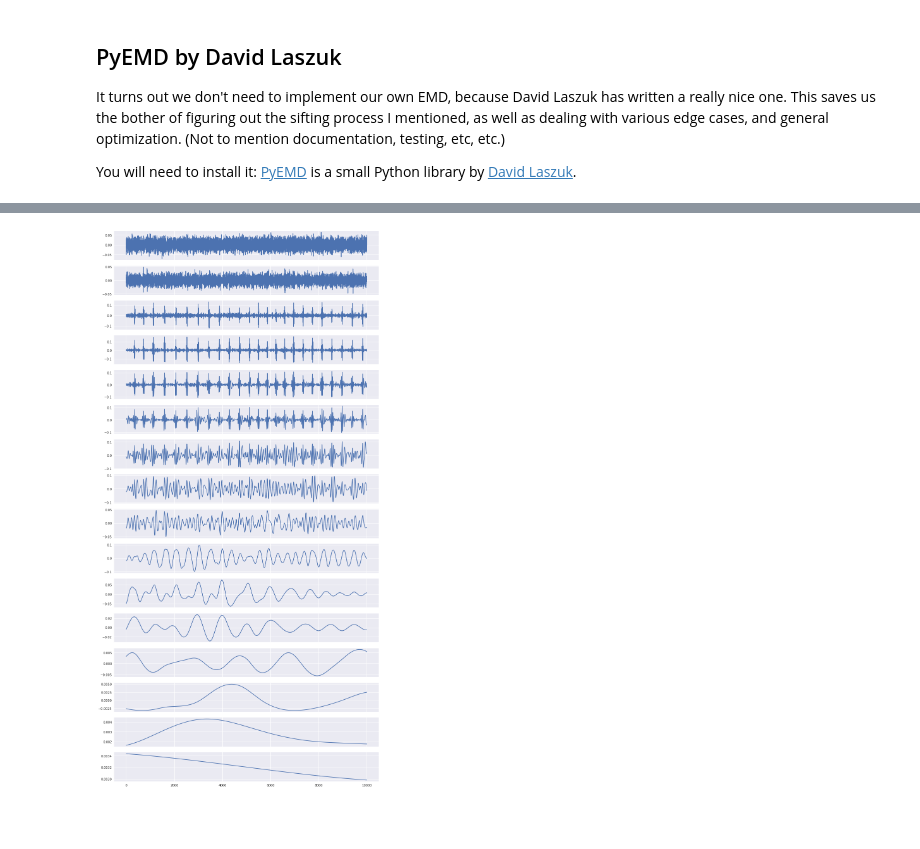
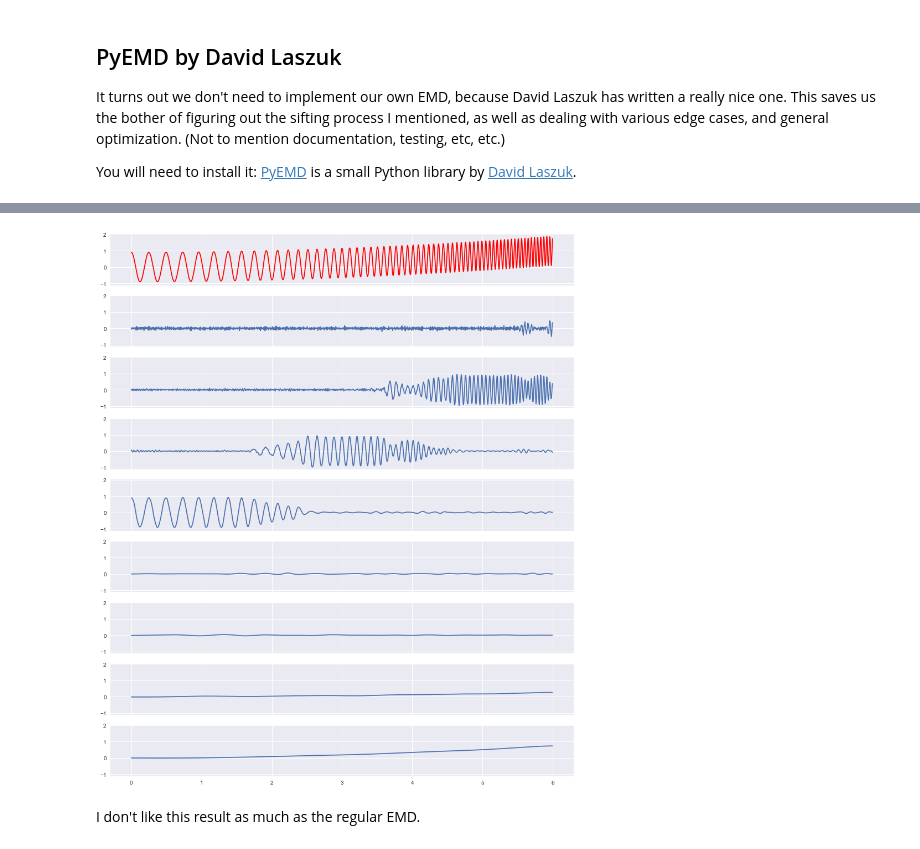
Before and after one commit to seg/tutorials-2018, a Jupyter notebook: 1806_Time-frequency/EMD.ipynb, the cells around one changed output, grey strips where cells are left out. Saved outputs shown, nothing was run; the diff lists cells and outputs as text; code cells hidden in the pictures; blank space fills up the shorter version.

```diff
--- a/1806_Time-frequency/EMD.ipynb
+++ b/1806_Time-frequency/EMD.ipynb
@@ -196,7 +180,9 @@ eIMFs.shape
 # %%
-plots(eIMFs)
+plots(signal, eIMFs)
 # %% [output]
-[figure, old version]
+[figure, new version]
+# %% [markdown]
+I don't like this result as much as the regular EMD.
 # %%
 from PyEMD import CEEMDAN
 
```
Also changed, not shown: parts of 22 cells of this notebook.
